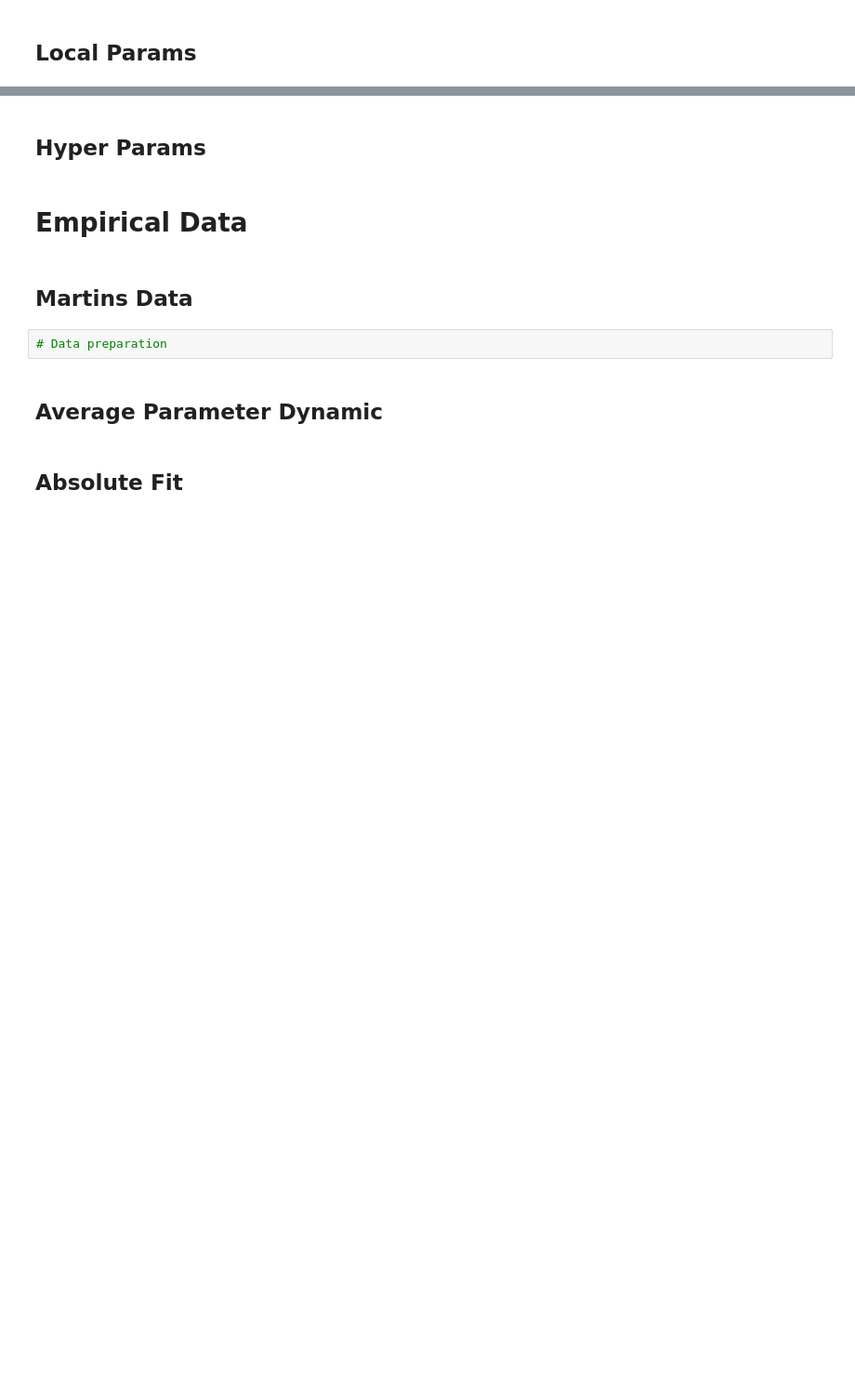
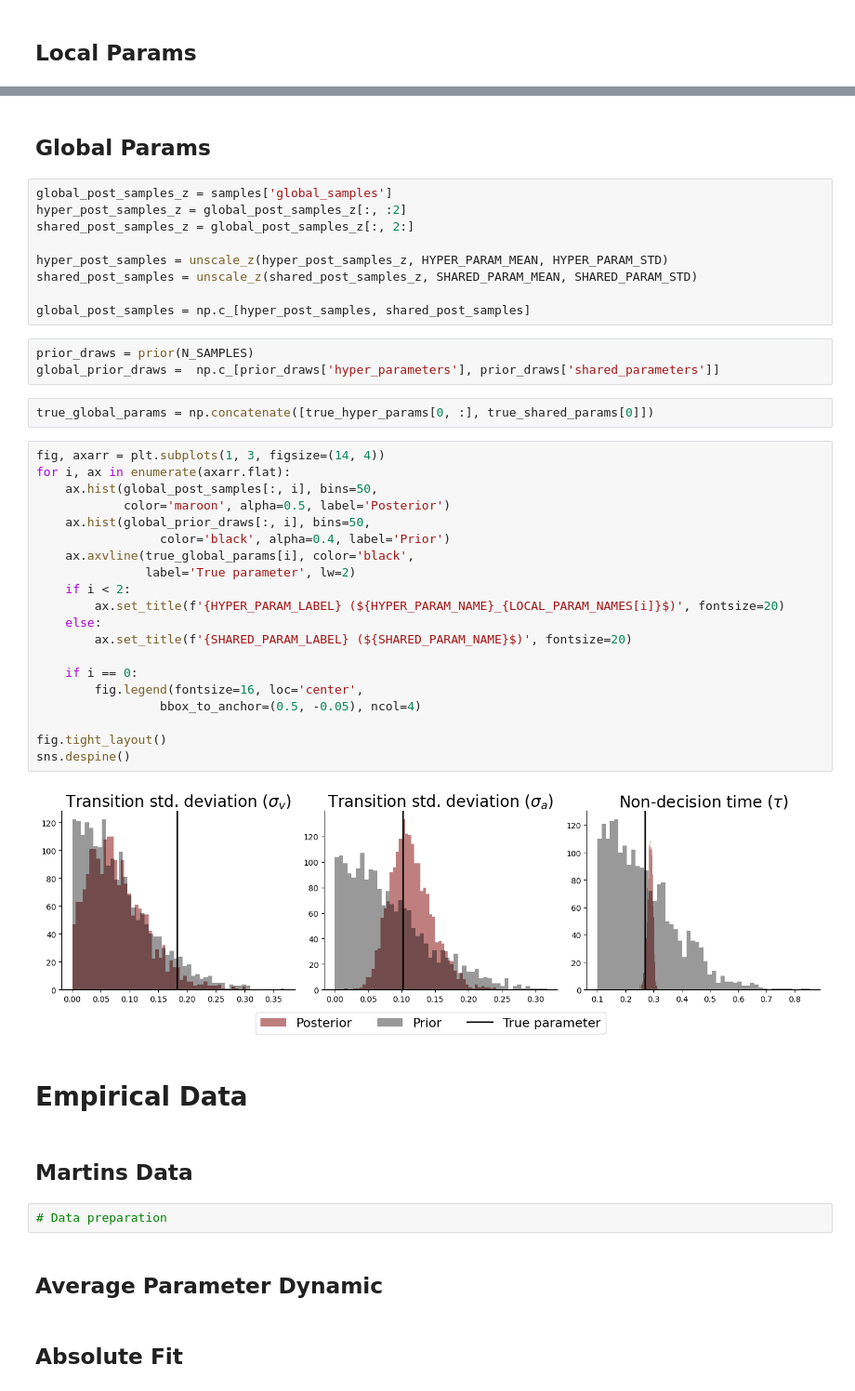
Before and after one commit to smiplab/sub-oi-dm, a Jupyter notebook: notebooks/dynamic_ddm.ipynb, the cells around one changed output, grey strips where cells are left out. Shown at 93% size. Drawn from its saved outputs; the diff is of its cells as text; blank space fills up the shorter version.

```diff
--- a/notebooks/dynamic_ddm.ipynb
+++ b/notebooks/dynamic_ddm.ipynb
@@ -163,5 +182,41 @@ val_data
 # %% [markdown]
-## Hyper Params
+## Global Params
+# %%
+global_post_samples_z = samples['global_samples']
+hyper_post_samples_z = global_post_samples_z[:, :2]
+shared_post_samples_z = global_post_samples_z[:, 2:]
+
+hyper_post_samples = unscale_z(hyper_post_samples_z, HYPER_PARAM_MEAN, HYPER_PARAM_STD)
+shared_post_samples = unscale_z(shared_post_samples_z, SHARED_PARAM_MEAN, SHARED_PARAM_STD)
+
+global_post_samples = np.c_[hyper_post_samples, shared_post_samples]
+# %%
+prior_draws = prior(N_SAMPLES)
+global_prior_draws =  np.c_[prior_draws['hyper_parameters'], prior_draws['shared_parameters']]
+# %%
+true_global_params = np.concatenate([true_hyper_params[0, :], true_shared_params[0]])
+# %%
+fig, axarr = plt.subplots(1, 3, figsize=(14, 4))
+for i, ax in enumerate(axarr.flat):
+    ax.hist(global_post_samples[:, i], bins=50,
+            color='maroon', alpha=0.5, label='Posterior')
+    ax.hist(global_prior_draws[:, i], bins=50,
+                 color='black', alpha=0.4, label='Prior')
+    ax.axvline(true_global_params[i], color='black',
+               label='True parameter', lw=2)
+    if i < 2:
+        ax.set_title(f'{HYPER_PARAM_LABEL} (${HYPER_PARAM_NAME}_{LOCAL_PARAM_NAMES[i]}$)', fontsize=20)
+    else:
+        ax.set_title(f'{SHARED_PARAM_LABEL} (${SHARED_PARAM_NAME}$)', fontsize=20)
+
+    if i == 0:
+        fig.legend(fontsize=16, loc='center',
+                 bbox_to_anchor=(0.5, -0.05), ncol=4)
+
+fig.tight_layout()
+sns.despine()
+# %% [output]
+[figure, added]
 # %% [markdown]
 # Empirical Data
 # %% [markdown]
```
Also changed, not shown: parts of 13 cells of this notebook.
